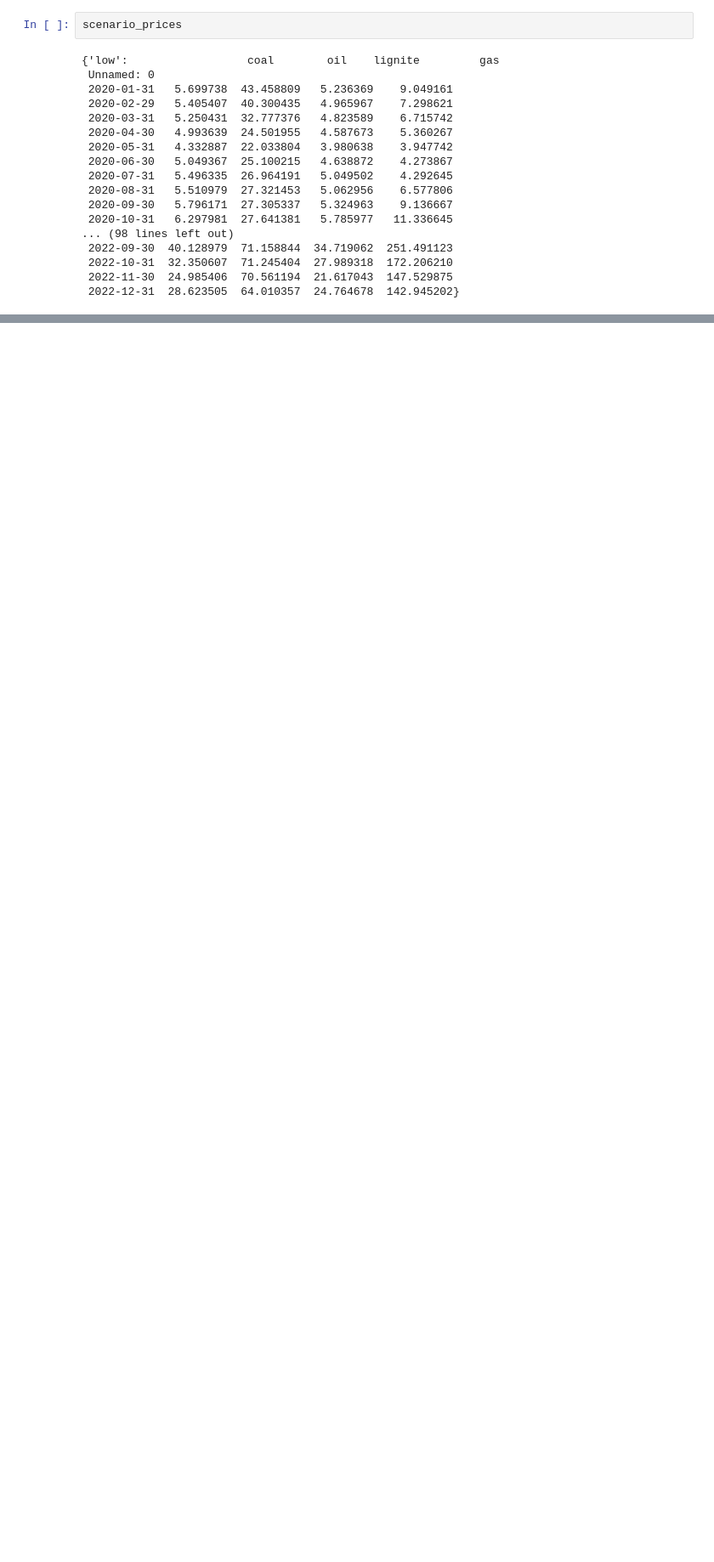
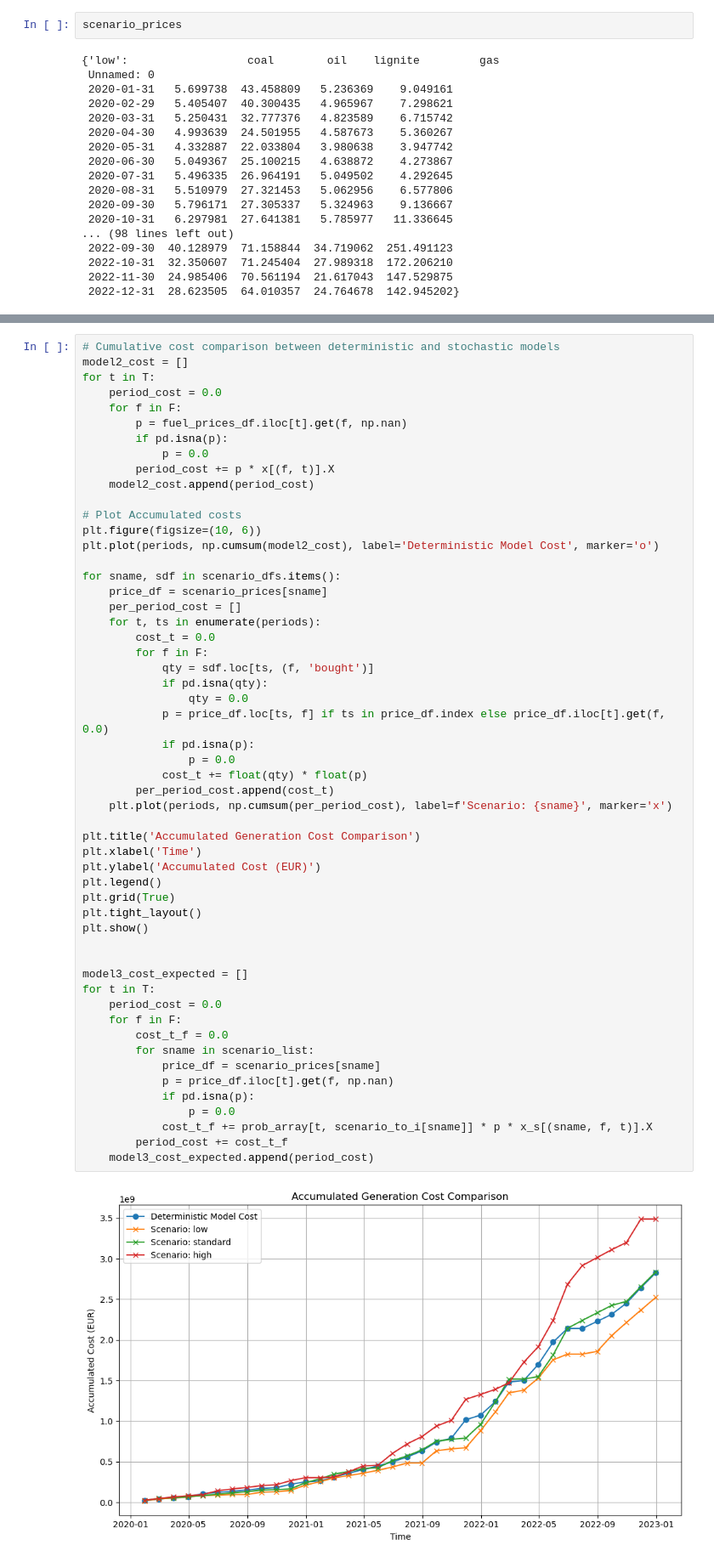
Before and after one commit to DTUbjsb/46750_g28_Assignment_2, a Jupyter notebook: src/main_model3.ipynb, the cells around one changed output, grey strips where cells are left out. Shown: that part at 85% size. Drawn from its saved outputs; the diff is of its cells as text; blank space fills up the shorter version.

```diff
--- a/src/main_model3.ipynb
+++ b/src/main_model3.ipynb
@@ -834,0 +814,56 @@ KeyError: ('coal', 'bought')
+# %%
+# Cumulative cost comparison between deterministic and stochastic models
+model2_cost = []
+for t in T:
+    period_cost = 0.0
+    for f in F:
+        p = fuel_prices_df.iloc[t].get(f, np.nan)
+        if pd.isna(p):
+            p = 0.0
+        period_cost += p * x[(f, t)].X
+    model2_cost.append(period_cost)
+
+# Plot Accumulated costs
+plt.figure(figsize=(10, 6))
+plt.plot(periods, np.cumsum(model2_cost), label='Deterministic Model Cost', marker='o')
+
+for sname, sdf in scenario_dfs.items():
+    price_df = scenario_prices[sname]
+    per_period_cost = []
+    for t, ts in enumerate(periods):
+        cost_t = 0.0
+        for f in F:
+            qty = sdf.loc[ts, (f, 'bought')]
+            if pd.isna(qty):
+                qty = 0.0
+            p = price_df.loc[ts, f] if ts in price_df.index else price_df.iloc[t].get(f, 0.0)
+            if pd.isna(p):
+                p = 0.0
+            cost_t += float(qty) * float(p)
+        per_period_cost.append(cost_t)
+    plt.plot(periods, np.cumsum(per_period_cost), label=f'Scenario: {sname}', marker='x')
+
+plt.title('Accumulated Generation Cost Comparison')
+plt.xlabel('Time')
+plt.ylabel('Accumulated Cost (EUR)')
+plt.legend()
+plt.grid(True)
+plt.tight_layout()
+plt.show()
+
+
+model3_cost_expected = []
+for t in T:
+    period_cost = 0.0
+    for f in F:
+        cost_t_f = 0.0
+        for sname in scenario_list:
+            price_df = scenario_prices[sname]
+            p = price_df.iloc[t].get(f, np.nan)
+            if pd.isna(p):
+                p = 0.0
+            cost_t_f += prob_array[t, scenario_to_i[sname]] * p * x_s[(sname, f, t)].X
+        period_cost += cost_t_f
+    model3_cost_expected.append(period_cost)
+# %% [output]
+[figure, added]
```
Also changed, not shown: parts of 7 cells of this notebook, 5 other files.
